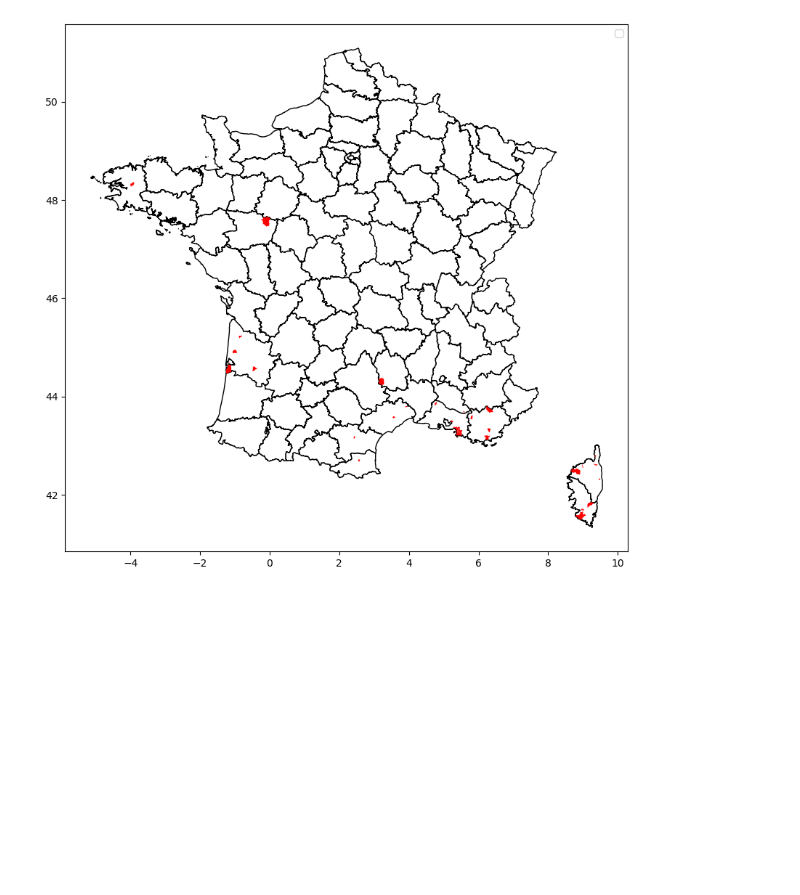
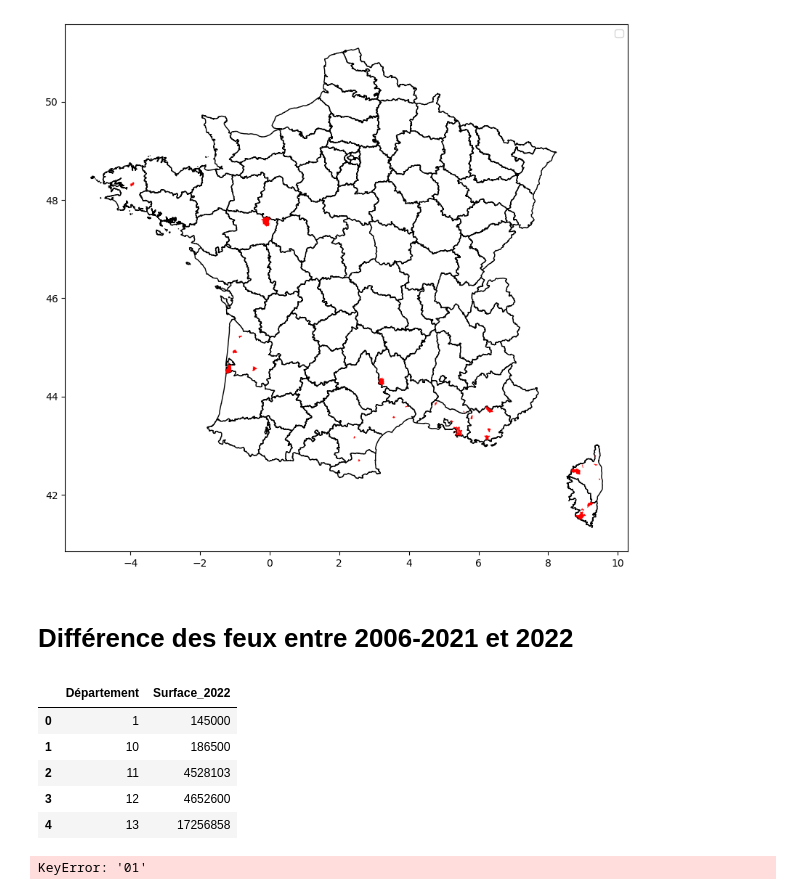
Before and after one commit to jjulietteschneider/Analyse-du-risque-des-feux-de-for-t, a Jupyter notebook: test_margaux.ipynb, the cells around one changed output. Cells and saved outputs as stored; diff of their text form; code cells hidden in the pictures; blank space fills up the shorter version.

Commit message:
Mise en avant des feux en 2022

```diff
--- a/test_margaux.ipynb
+++ b/test_margaux.ipynb
@@ -389,3 +409,69 @@ ax.legend(["Fond de carte", "Marqueurs d'incendie"])
 plt.show()
 # %% [output]
 [figure]
+# %% [markdown]
+# Différence des feux entre 2006-2021 et 2022
+# %%
+# Filtrer le DataFrame pour ne conserver que les lignes où l'année est 2022
+df_2022 = df[df['Année'] == 2022]
+
+# Calculer la somme de la surface parcourue par département en 2022
+surface_par_departement_2022 = df_2022.groupby('Département')['Surface parcourue (m2)'].sum().reset_index()
+
+# Renommer les colonnes
+surface_par_departement_2022.columns = ['Département', 'Surface_2022']
+surface_par_departement_2022.head()
+# %% [output]
+|  | Département | Surface_2022 |
+| 0 | 1 | 145000 |
+| 1 | 10 | 186500 |
+| 2 | 11 | 4528103 |
+| 3 | 12 | 4652600 |
+| 4 | 13 | 17256858 |
+# %%
+dep['Surface_2022'] = 0
+
+for i in range(0,96):
+    num = dep.loc[i,'INSEE_DEP']
+    a = surface_par_departement_2022.loc[num,'Surface_2022']
+    dep.loc[i,'Surface_2022'] = a
+
+dep['categorie_2022']=dep['Surface_2022'].apply(couleur)
+
+from matplotlib.colors import to_rgba
+from matplotlib.patches import Patch
+
+# Supposons que "dep" est votre GeoDataFrame et "nb_feu" est la colonne que vous voulez représenter
+# Vous pouvez remplacer la colormap par celle de votre choix, par exemple "viridis", "plasma", "inferno", etc.
+cmap_name = 'OrRd'
+
+# Définir la plage de valeurs pour la colormap
+vmin, vmax = dep['categorie_2022'].min(), dep['categorie_2022'].max()
+
+# Créer la figure et les axes
+fig, ax = plt.subplots(1, 1, figsize=(10, 8))
+
+# Utiliser la méthode plot avec l'argument cmap pour personnaliser le gradient de couleurs
+plot = dep.plot(column="categorie_2022", cmap=cmap_name, linewidth=0.8, ax=ax, edgecolor='0.8', legend=False, vmin=vmin, vmax=vmax)
+
+# Récupérer les couleurs de la colormap
+cmap = plt.cm.get_cmap(cmap_name)
+colors = [to_rgba(cmap(i)) for i in range(cmap.N)]
+
+# Personnaliser l'affichage de la légende
+legend_labels = ['Absence de données', '[1-100[', ']100-500]', ']500-1500]', ']1500-4543]']  # Remplacez par les descriptions de votre choix
+legend_patches = [Patch(color=colors[0], label=legend_labels[0]),
+                  Patch(color=colors[64], label=legend_labels[1]), Patch(color=colors[128], label=legend_labels[2]), Patch(color=colors[192], label=legend_labels[3]), Patch(color=colors[255], label=legend_labels[4])]
+
+ax.legend(handles=legend_patches, loc='upper left', title='Nombre de feu')
+
+# Masquer les axes
+ax.set_axis_off()
+
+# Ajouter un titre à la carte
+plt.title('Surface 2022')
+
+# Afficher la carte
+plt.show()
+# %% [output]
+KeyError: '01'
```
Also changed, not shown: parts of 6 cells of this notebook.
